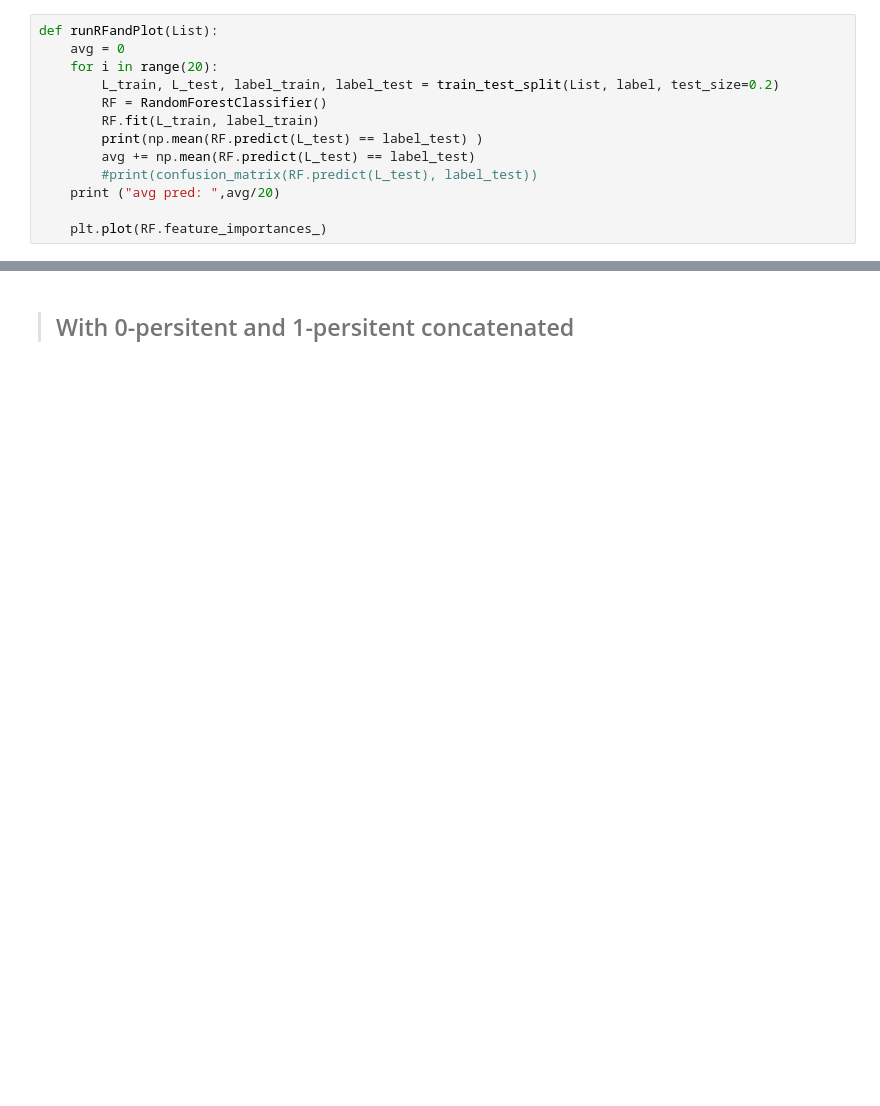
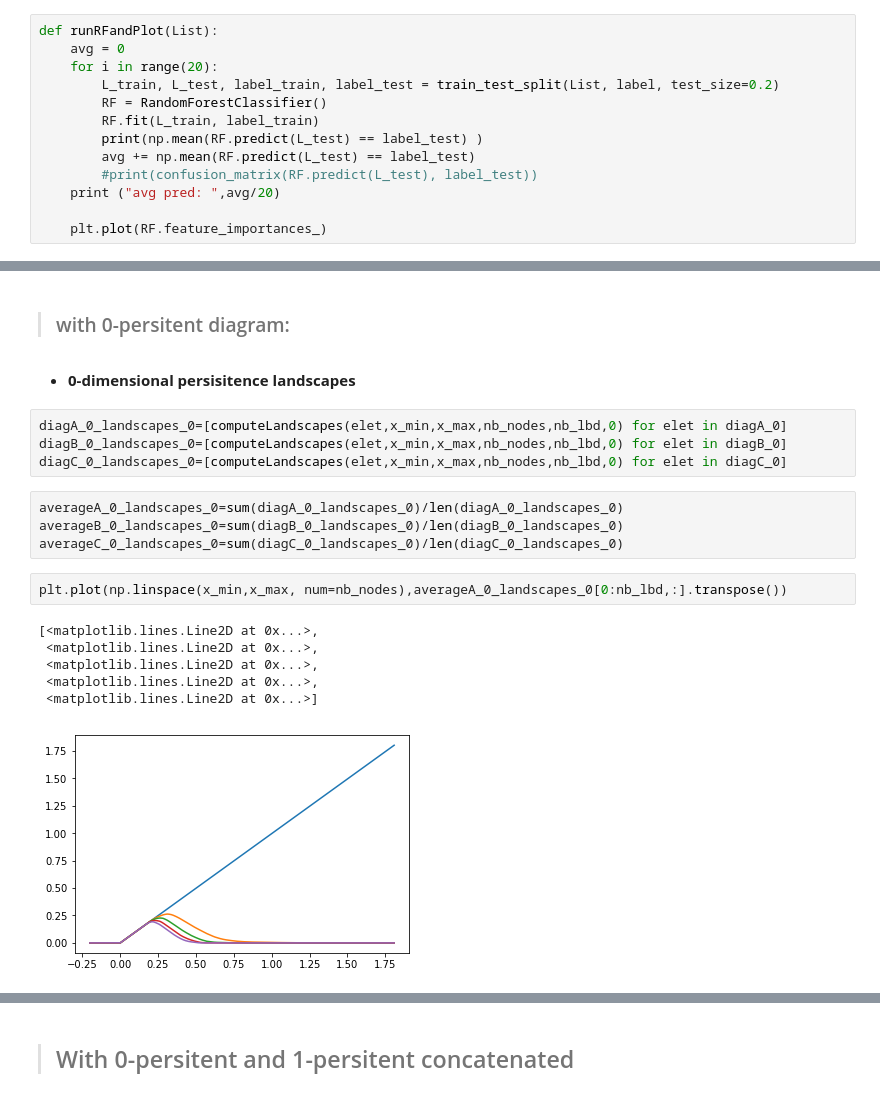
Before and after one commit to melisandeteng/PersistentHomology, a Jupyter notebook: dataSmartphoneProject.ipynb, the cells around one changed output, grey strips where cells are left out. Saved outputs shown, nothing was run; the diff lists cells and outputs as text; blank space fills up the shorter version.

```diff
--- a/dataSmartphoneProject.ipynb
+++ b/dataSmartphoneProject.ipynb
@@ -739,0 +670,21 @@ runRFandPlot(L1_list_outliers)
+# %% [markdown]
+> ### with 0-persitent diagram:
+# %% [markdown]
+- __0-dimensional persisitence landscapes__
+# %%
+diagA_0_landscapes_0=[computeLandscapes(elet,x_min,x_max,nb_nodes,nb_lbd,0) for elet in diagA_0]
+diagB_0_landscapes_0=[computeLandscapes(elet,x_min,x_max,nb_nodes,nb_lbd,0) for elet in diagB_0]
+diagC_0_landscapes_0=[computeLandscapes(elet,x_min,x_max,nb_nodes,nb_lbd,0) for elet in diagC_0]
+# %%
+averageA_0_landscapes_0=sum(diagA_0_landscapes_0)/len(diagA_0_landscapes_0)
+averageB_0_landscapes_0=sum(diagB_0_landscapes_0)/len(diagB_0_landscapes_0)
+averageC_0_landscapes_0=sum(diagC_0_landscapes_0)/len(diagC_0_landscapes_0)
+# %%
+plt.plot(np.linspace(x_min,x_max, num=nb_nodes),averageA_0_landscapes_0[0:nb_lbd,:].transpose())
+# %% [output]
+[<matplotlib.lines.Line2D at 0x...>,
+ <matplotlib.lines.Line2D at 0x...>,
+ <matplotlib.lines.Line2D at 0x...>,
+ <matplotlib.lines.Line2D at 0x...>,
+ <matplotlib.lines.Line2D at 0x...>]
+[figure, added]
```
Also changed, not shown: parts of 117 cells of this notebook.
